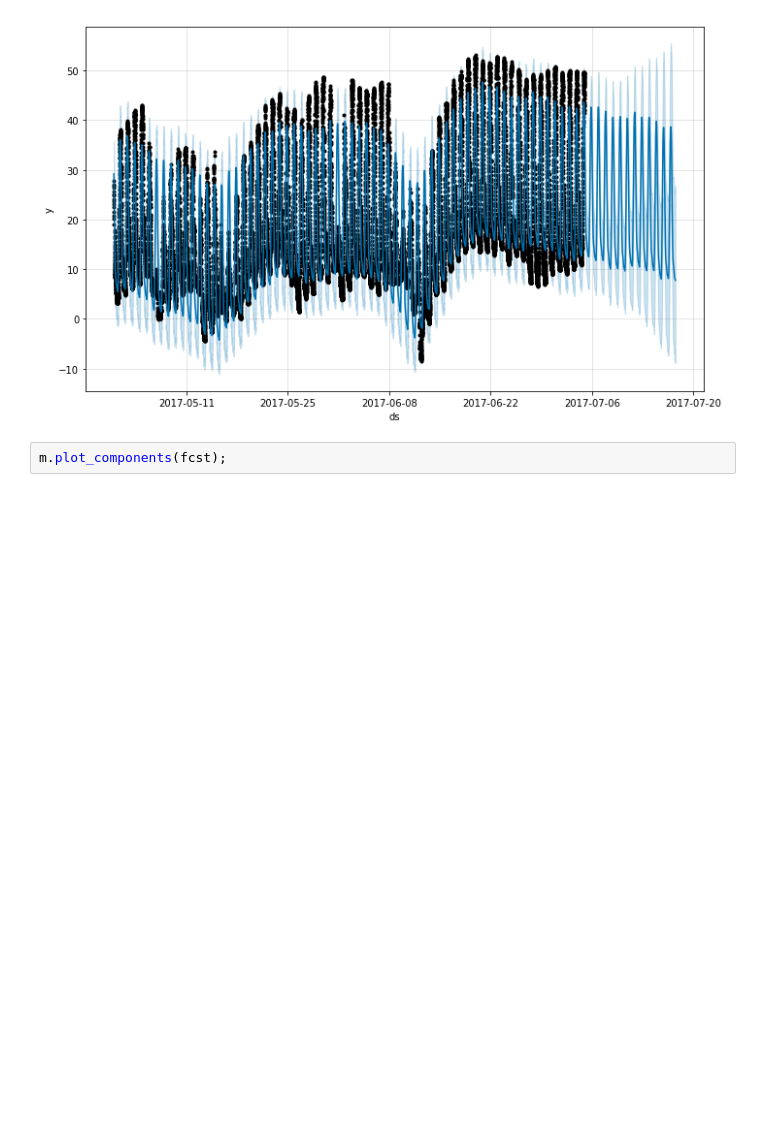
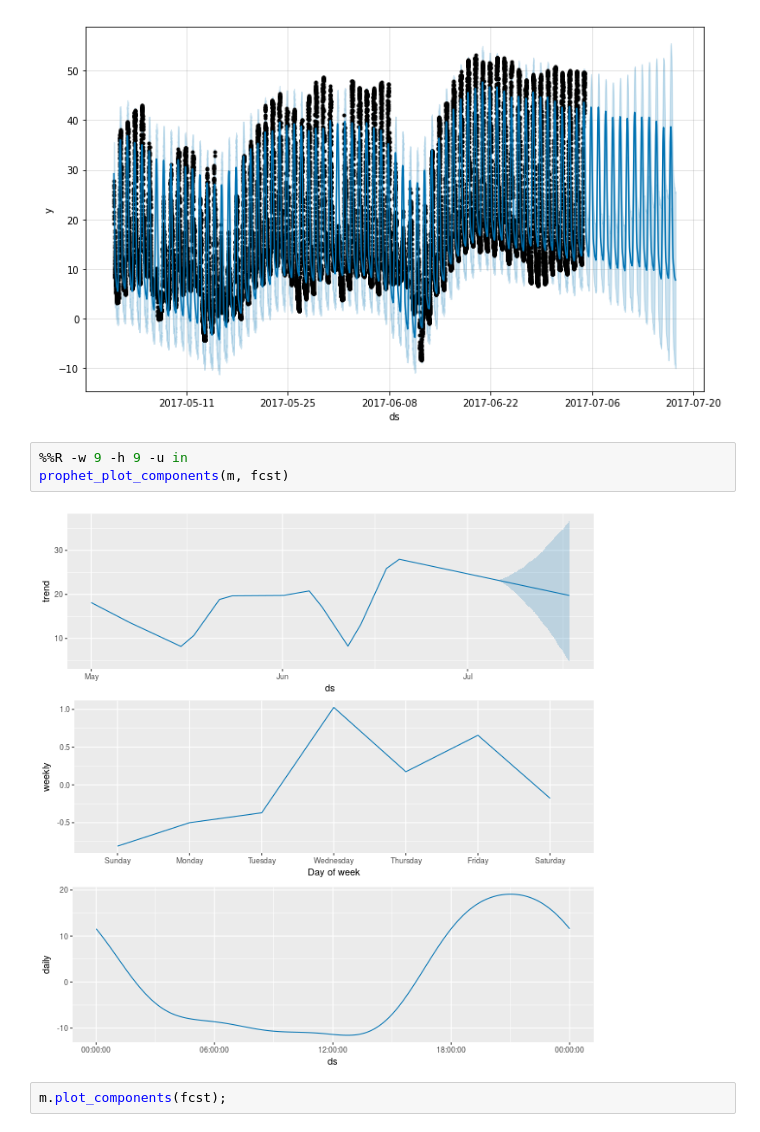
Before and after one commit to facebook/prophet, a Jupyter notebook: notebooks/non-daily_data.ipynb, the cells around one changed output. Cells and saved outputs as stored; diff of their text form; blank space fills up the shorter version.

```diff
--- a/notebooks/non-daily_data.ipynb
+++ b/notebooks/non-daily_data.ipynb
@@ -21,6 +34,11 @@ m.plot(fcst);
 # %% [output]
 INFO:fbprophet.forecaster:Disabling yearly seasonality. Run prophet with yearly_seasonality=True to override this.
 [figure]
+# %%
+%%R -w 9 -h 9 -u in
+prophet_plot_components(m, fcst)
+# %% [output]
+[figure, added]
 # %%
 m.plot_components(fcst);
 # %% [output]
```
Also changed, not shown: parts of 5 cells of this notebook, 12 other files.
